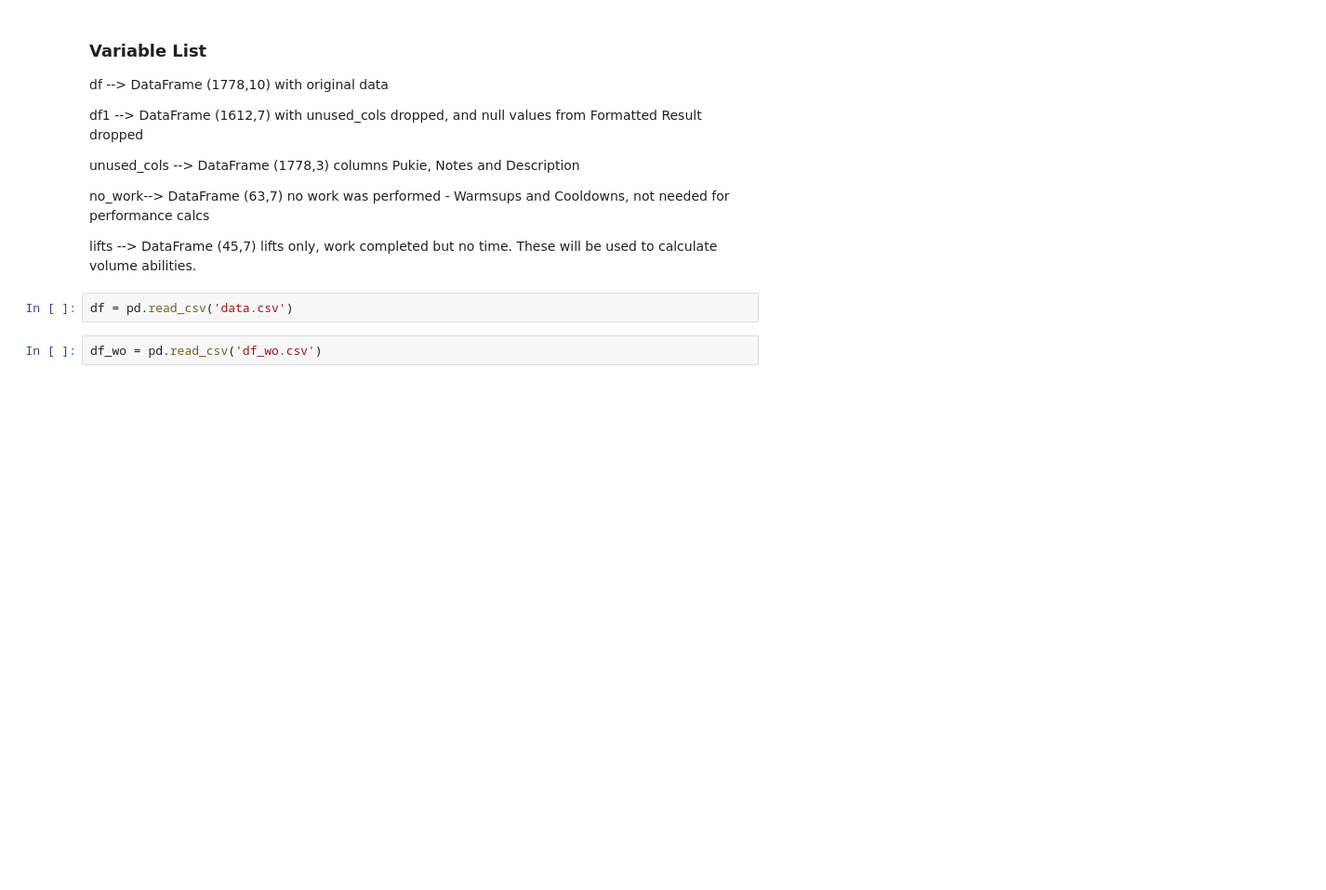
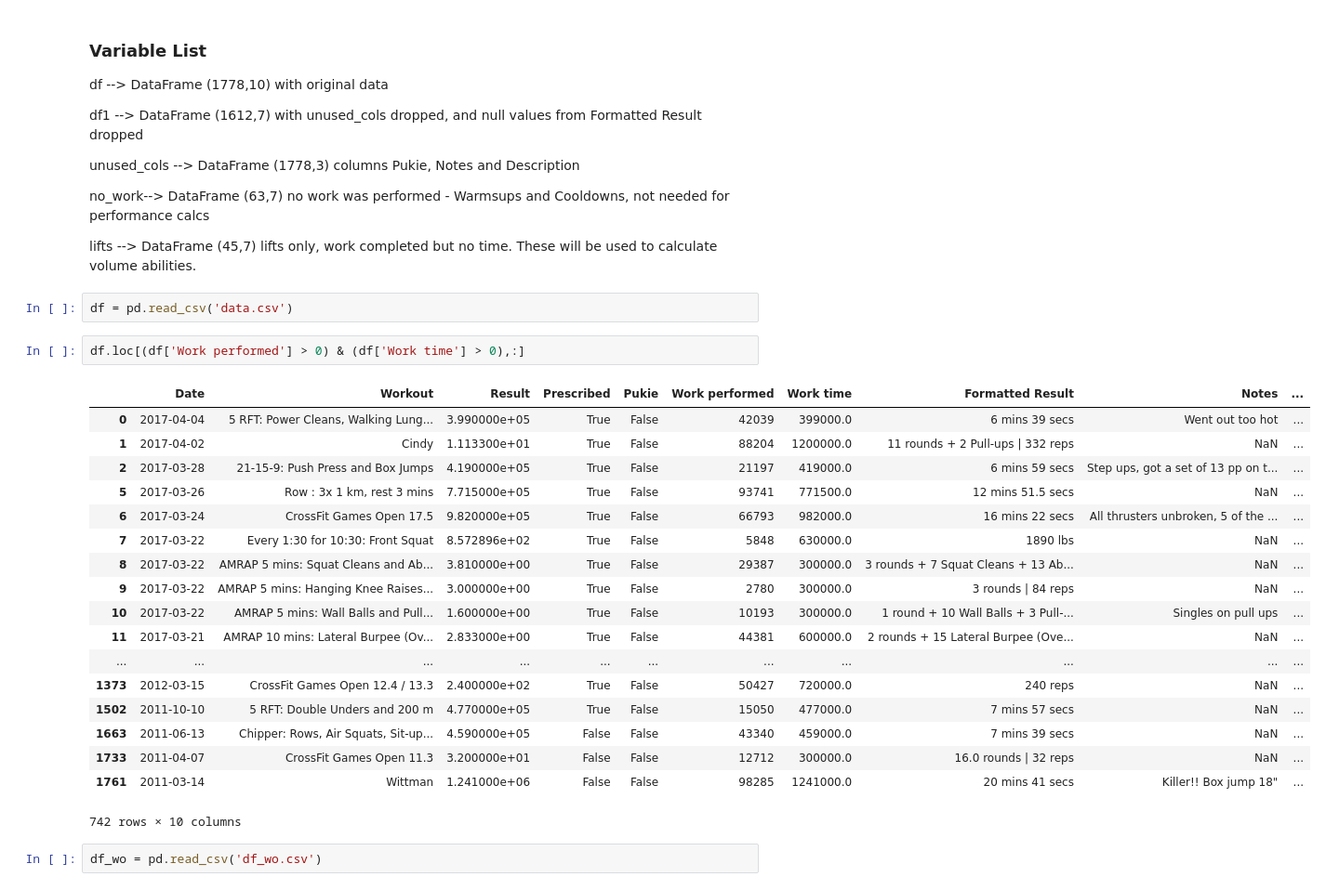
Before and after one commit to wdillon2/CF_workout_predictor, a Jupyter notebook: DA_workouts.ipynb, the cells around one changed output. Shown: that part at 93% size. Drawn from its saved outputs; the diff is of its cells as text; blank space fills up the shorter version.

Commit message:
formatted results

```diff
--- a/DA_workouts.ipynb
+++ b/DA_workouts.ipynb
@@ -18,6 +20,27 @@ no_work--> DataFrame (63,7) no work was performed - Warmsups and Cooldowns, not
 lifts --> DataFrame (45,7) lifts only, work completed but no time.  These will be used to calculate volume abilities.
 # %%
 df = pd.read_csv('data.csv')
+# %%
+df.loc[(df['Work performed'] > 0) & (df['Work time'] > 0),:]
+# %% [output]
+|  | Date | Workout | Result | Prescribed | Pukie | Work performed | Work time | Formatted Result | Notes | ... |
+| 0 | 2017-04-04 | 5 RFT: Power Cleans, Walking Lung... | 3.990000e+05 | True | False | 42039 | 399000.0 | 6 mins 39 secs | Went out too hot | ... |
+| 1 | 2017-04-02 | Cindy | 1.113300e+01 | True | False | 88204 | 1200000.0 | 11 rounds + 2 Pull-ups | 332 reps | NaN | ... |
+| 2 | 2017-03-28 | 21-15-9: Push Press and Box Jumps | 4.190000e+05 | True | False | 21197 | 419000.0 | 6 mins 59 secs | Step ups, got a set of 13 pp on t... | ... |
+| 5 | 2017-03-26 | Row : 3x 1 km, rest 3 mins | 7.715000e+05 | True | False | 93741 | 771500.0 | 12 mins 51.5 secs | NaN | ... |
+| 6 | 2017-03-24 | CrossFit Games Open 17.5 | 9.820000e+05 | True | False | 66793 | 982000.0 | 16 mins 22 secs | All thrusters unbroken, 5 of the ... | ... |
+| 7 | 2017-03-22 | Every 1:30 for 10:30: Front Squat | 8.572896e+02 | True | False | 5848 | 630000.0 | 1890 lbs | NaN | ... |
+| 8 | 2017-03-22 | AMRAP 5 mins: Squat Cleans and Ab... | 3.810000e+00 | True | False | 29387 | 300000.0 | 3 rounds + 7 Squat Cleans + 13 Ab... | NaN | ... |
+| 9 | 2017-03-22 | AMRAP 5 mins: Hanging Knee Raises... | 3.000000e+00 | True | False | 2780 | 300000.0 | 3 rounds | 84 reps | NaN | ... |
+| 10 | 2017-03-22 | AMRAP 5 mins: Wall Balls and Pull... | 1.600000e+00 | True | False | 10193 | 300000.0 | 1 round + 10 Wall Balls + 3 Pull-... | Singles on pull ups | ... |
+| 11 | 2017-03-21 | AMRAP 10 mins: Lateral Burpee (Ov... | 2.833000e+00 | True | False | 44381 | 600000.0 | 2 rounds + 15 Lateral Burpee (Ove... | NaN | ... |
+| ... | ... | ... | ... | ... | ... | ... | ... | ... | ... | ... |
+| 1373 | 2012-03-15 | CrossFit Games Open 12.4 / 13.3 | 2.400000e+02 | True | False | 50427 | 720000.0 | 240 reps | NaN | ... |
+| 1502 | 2011-10-10 | 5 RFT: Double Unders and 200 m | 4.770000e+05 | True | False | 15050 | 477000.0 | 7 mins 57 secs | NaN | ... |
+| 1663 | 2011-06-13 | Chipper: Rows, Air Squats, Sit-up... | 4.590000e+05 | False | False | 43340 | 459000.0 | 7 mins 39 secs | NaN | ... |
+| 1733 | 2011-04-07 | CrossFit Games Open 11.3 | 3.200000e+01 | False | False | 12712 | 300000.0 | 16.0 rounds | 32 reps | NaN | ... |
+| 1761 | 2011-03-14 | Wittman | 1.241000e+06 | False | False | 98285 | 1241000.0 | 20 mins 41 secs | Killer!! Box jump 18" | ... |
+742 rows × 10 columns
 # %%
 df_wo = pd.read_csv('df_wo.csv')
 # %%
```
Also changed, not shown: parts of 25 cells of this notebook, 2 other files.
